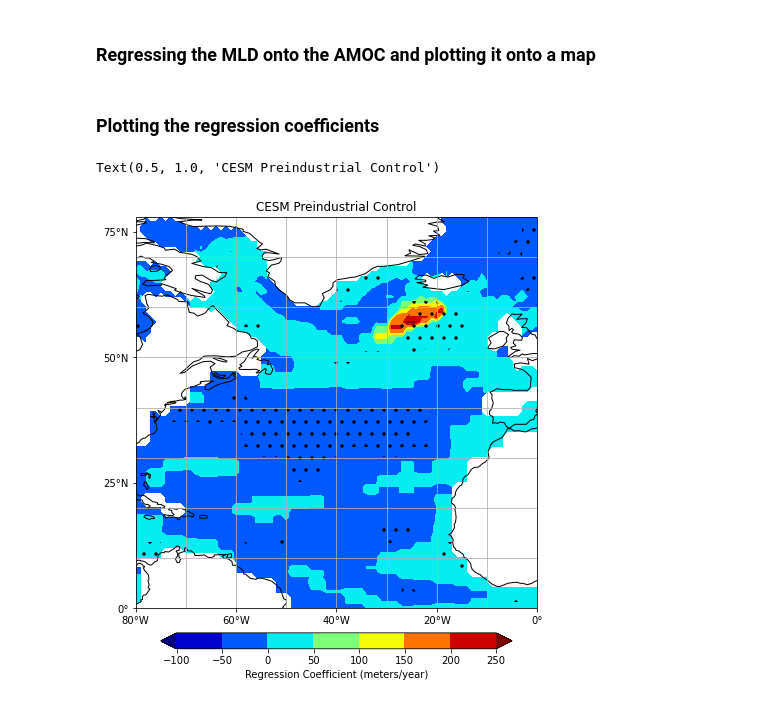
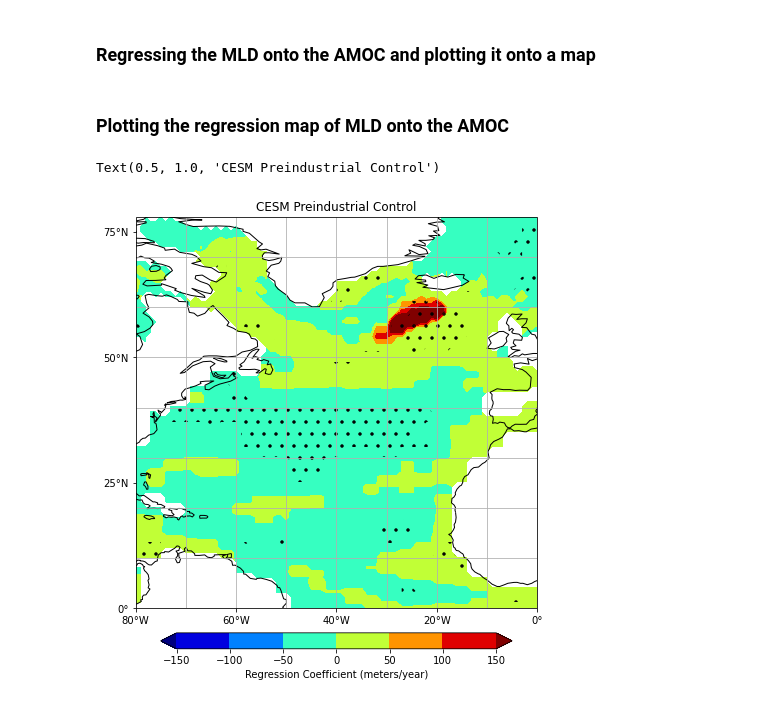
Before and after one commit to jmar91/CLIM680, a Jupyter notebook: Project.ipynb, the cells around one changed output. Cells and saved outputs as stored; diff of their text form; code cells hidden in the pictures.

```diff
--- a/Project.ipynb
+++ b/Project.ipynb
@@ -150,7 +149,7 @@ fig,ax = plt.subplots(nrows=1,ncols=2,subplot_kw={'projection':ccrs.PlateCarree(
 ax = ax.flatten()
 
 clevs = np.arange(50,801,50)
-titles = ['High AMOC', 'Low AMOC:']#, 'Difference in AMV\'s']
+titles = ['High AMOC', 'Low AMOC']#, 'Difference in AMV\'s']
 for i, t in enumerate(titles):
     ax[i].set_extent([-80,0,0,75])
     cs = ax[i].contourf(lon,lat,MLDtypes[i],cmap='jet',transform=ccrs.PlateCarree(),extend='both',levels=clevs)
@@ -174,5 +173,5 @@ for i, t in enumerate(titles):
 fig.subplots_adjust(bottom=0.3,top=0.9,left=0.05,right=0.95,wspace=0.1,hspace=0.4)
 cbar_ax = fig.add_axes([0.2,0.2,0.6,0.02])
 cbar=fig.colorbar(cs,cax=cbar_ax,orientation='horizontal',label='Meters')
-plt.suptitle('Mixed Layer Depth')
+plt.suptitle('Changes in Mixed Layer Depth')
 # %% [output]
@@ -213,0 +215,20 @@ Text(0.5, 1.0, 'High AMOC - Low AMOC')
+# %%
+mld_slice_high = ds_mld_seas.sel(lon=360-25,lat=55,method='nearest')['mld']
+mld_slice_low = ds_mld_seas.sel(lon=360-40,lat=25,method='nearest')['mld']
+
+labels = ['58N, 25W','25N, 40W']
+
+mld_slice = [mld_slice_high,mld_slice_low]
+plt.figure(figsize=(11,5))
+
+
+for i in range(2):
+    plt.subplot(1,2,i+1)
+    plt.scatter(mld_slice[i]/100,amoc,color='b')
+
+    plt.ylabel('AMOC (Sv)')
+    plt.xlabel('MLD (M)')
+    plt.axhline(mu_amoc,color='k')
+    plt.title(labels[i])
+
+plt.tight_layout()
@@ -266,33 +289,34 @@ for i in range(nx):
 # %%
 mask_sig = np.where(p_array<0.05,m_array,np.nan)
 # %% [markdown]
-### Plotting the regression coefficients
+### Plotting the regression map of MLD onto the AMOC
 # %%
+clevs = np.arange(-150,151,50)
 fig = plt.figure(figsize=(9,9))
 ax = plt.axes(projection=ccrs.PlateCarree())
 ax.set_extent([-80,0,0,75])
 
-cs = ax.contourf(lon,lat,m_array,cmap='jet',extend='both', transform=ccrs.PlateCarree())
-ax.contourf(lon,lat,mask_sig,[0,1],colors='None',hatches=['.','.'],extend='both', transform=ccrs.PlateCarree(),alpha=0)
+cs = ax.contourf(lon,lat,m_array,cmap='jet',extend='both',levels=clevs, transform=ccrs.PlateCarree())
+ax.contourf(lon,lat,mask_sig,[0,1],colors='None',hatches=['.','.'],extend='both',levels=clevs, transform=ccrs.PlateCarree(),alpha=0)
 
 #adding coastlines
 ax.coastlines()
 #Add Gridlines
 ax.gridlines()
 
 #Defining the x-ticks for longitude
 ax.set_xticks(np.arange(-80,1,20),crs=ccrs.PlateCarree())
 lon_formatter = cticker.LongitudeFormatter()
 ax.xaxis.set_major_formatter(lon_formatter)
 
 #Now getting the y-ticks
 ax.set_yticks(np.arange(0,76,25),crs=ccrs.PlateCarree())
 lat_formatter = cticker.LatitudeFormatter()
 ax.yaxis.set_major_formatter(lat_formatter)
 
 #Calling the colorbar
 cbar = plt.colorbar(cs,orientation='horizontal',shrink=0.7, pad = 0.05, label='Regression Coefficient (meters/year)')
 plt.title('CESM Preindustrial Control')
 # %% [output]
 Text(0.5, 1.0, 'CESM Preindustrial Control')
-[figure, old version]
+[figure, new version]
```
Also changed, not shown: parts of 6 cells of this notebook, 1 other file.
